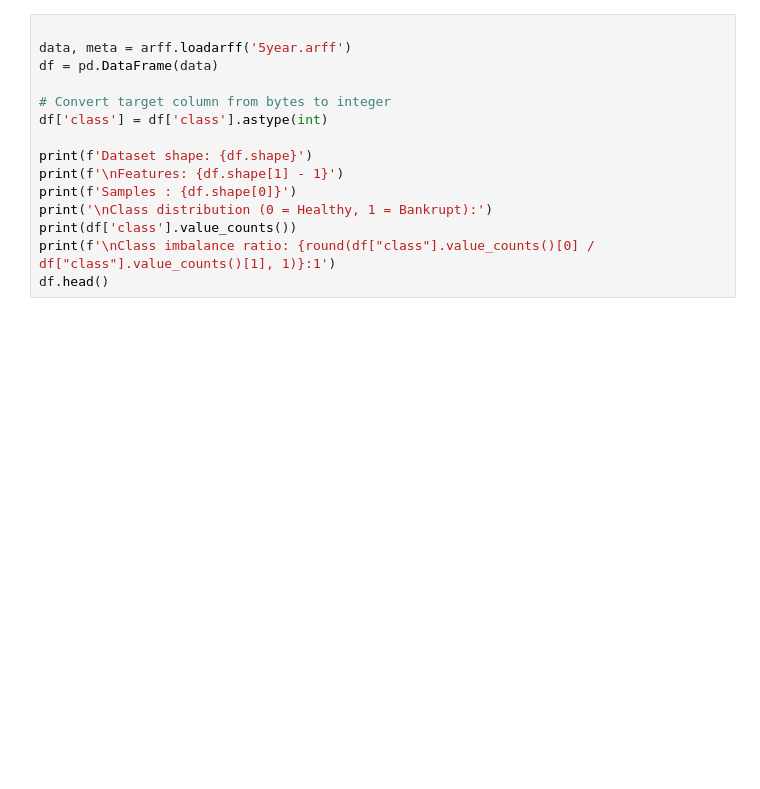
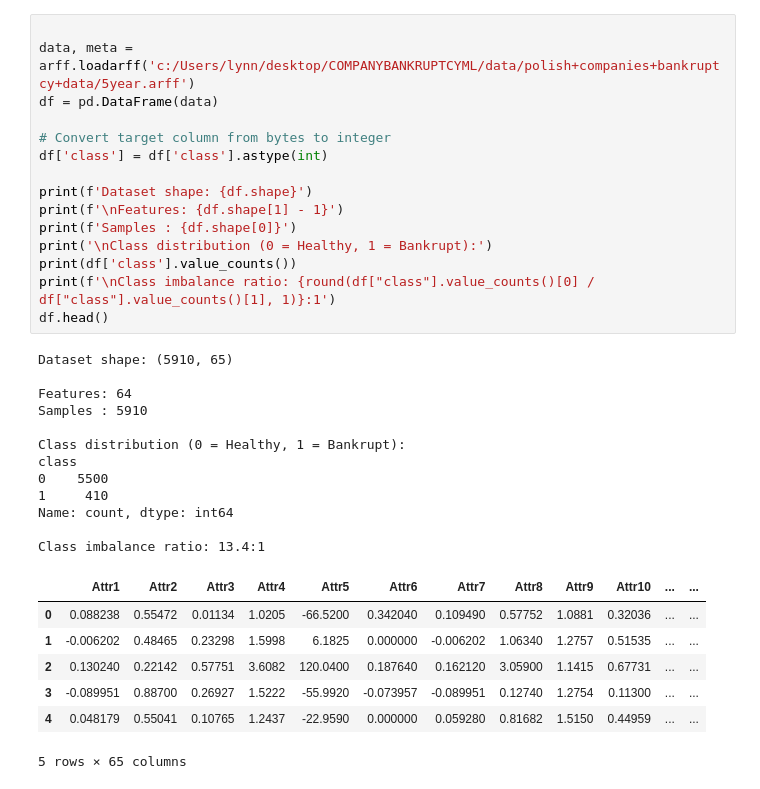
Before and after one commit to kalasamuel/CompanyBankruptcyML, a Jupyter notebook: bankruptcy_prediction.ipynb, the cells around one changed output. Cells and saved outputs as stored; diff of their text form; blank space fills up the shorter version.

```diff
--- a/bankruptcy_prediction.ipynb
+++ b/bankruptcy_prediction.ipynb
@@ -27,18 +25,38 @@ ModuleNotFoundError: No module named 'matplotlib'
 # %%
 
-data, meta = arff.loadarff('5year.arff')
+data, meta = arff.loadarff('c:/Users/lynn/desktop/COMPANYBANKRUPTCYML/data/polish+companies+bankruptcy+data/5year.arff')
 df = pd.DataFrame(data)
 
 # Convert target column from bytes to integer
 df['class'] = df['class'].astype(int)
 
 print(f'Dataset shape: {df.shape}')
 print(f'\nFeatures: {df.shape[1] - 1}')
 print(f'Samples : {df.shape[0]}')
 print('\nClass distribution (0 = Healthy, 1 = Bankrupt):')
 print(df['class'].value_counts())
 print(f'\nClass imbalance ratio: {round(df["class"].value_counts()[0] / df["class"].value_counts()[1], 1)}:1')
 df.head()
+# %% [output]
+Dataset shape: (5910, 65)
+
+Features: 64
+Samples : 5910
+
+Class distribution (0 = Healthy, 1 = Bankrupt):
+class
+0    5500
+1     410
+Name: count, dtype: int64
+
+Class imbalance ratio: 13.4:1
+|  | Attr1 | Attr2 | Attr3 | Attr4 | Attr5 | Attr6 | Attr7 | Attr8 | Attr9 | Attr10 | ... | ... |
+| 0 | 0.088238 | 0.55472 | 0.01134 | 1.0205 | -66.5200 | 0.342040 | 0.109490 | 0.57752 | 1.0881 | 0.32036 | ... | ... |
+| 1 | -0.006202 | 0.48465 | 0.23298 | 1.5998 | 6.1825 | 0.000000 | -0.006202 | 1.06340 | 1.2757 | 0.51535 | ... | ... |
+| 2 | 0.130240 | 0.22142 | 0.57751 | 3.6082 | 120.0400 | 0.187640 | 0.162120 | 3.05900 | 1.1415 | 0.67731 | ... | ... |
+| 3 | -0.089951 | 0.88700 | 0.26927 | 1.5222 | -55.9920 | -0.073957 | -0.089951 | 0.12740 | 1.2754 | 0.11300 | ... | ... |
+| 4 | 0.048179 | 0.55041 | 0.10765 | 1.2437 | -22.9590 | 0.000000 | 0.059280 | 0.81682 | 1.5150 | 0.44959 | ... | ... |
+5 rows × 65 columns
 # %%
 # --- Check missing values ---
 missing = df.isnull().sum()
```
Also changed, not shown: parts of 16 cells of this notebook.
